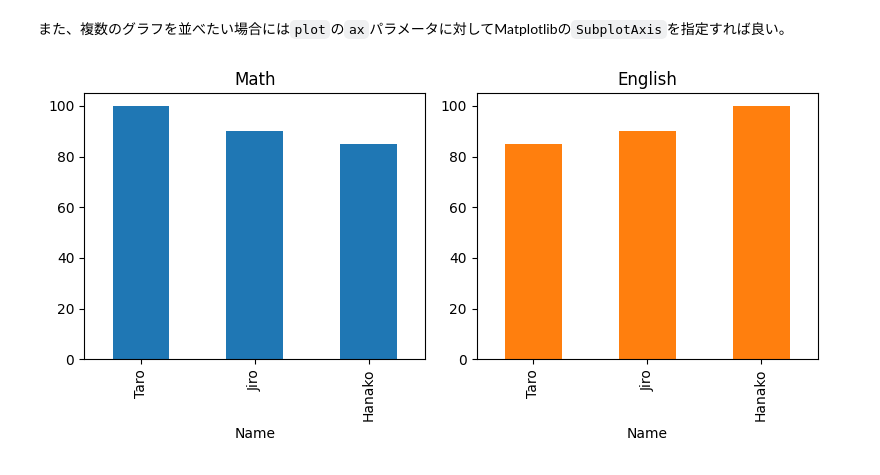
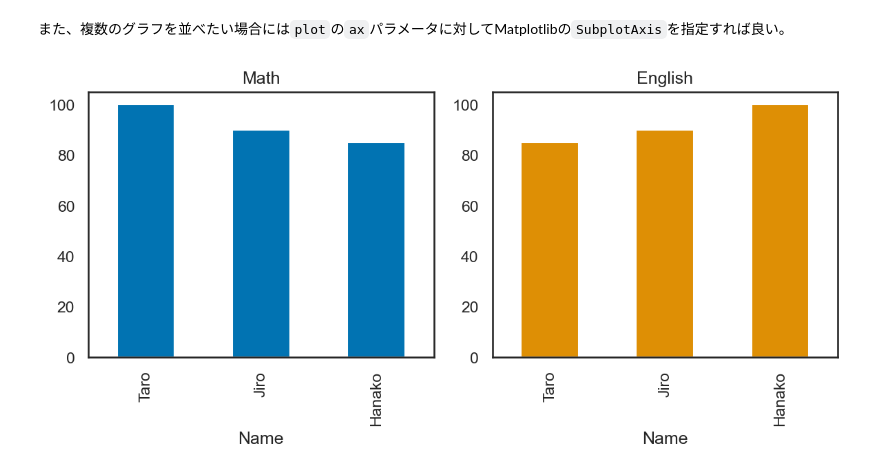
Before and after one commit to tatsy-classes/1284-sds-advml, a Jupyter notebook: contents/sec1/pandas.ipynb, the cells around one changed output. Cells and saved outputs as stored; diff of their text form; code cells hidden in the pictures.

Commit message:
Update visualization method.

```diff
--- a/contents/sec1/pandas.ipynb
+++ b/contents/sec1/pandas.ipynb
@@ -14,6 +14,7 @@ import seaborn as sns
 # グラフの設定
 matplotlib.rcParams["figure.dpi"] = 150
 sns.set(style="white", palette="colorblind")
+color_palette = sns.color_palette("colorblind")
 # %% [markdown]
 ## DataFrameの操作
 # %% [markdown]
@@ -499,15 +499,15 @@ plt.show()
 # %%
 fig = plt.figure(figsize=(8, 4))
 
 ax = fig.add_subplot(121)
-df.plot(ax=ax, x="Name", y="Math", kind="bar", legend=None, color="tab:blue")
+df.plot(ax=ax, x="Name", y="Math", kind="bar", legend=None, color=color_palette[0])
 ax.set_title("Math")
 
 ax = fig.add_subplot(122)
-df.plot(ax=ax, x="Name", y="English", kind="bar", legend=None, color="tab:orange")
+df.plot(ax=ax, x="Name", y="English", kind="bar", legend=None, color=color_palette[1])
 ax.set_title("English")
 
 plt.tight_layout()
 plt.show()
 # %% [output]
-[figure, old version]
+[figure, new version]
```
Also changed, not shown: parts of 4 cells of this notebook, 3 other files.
